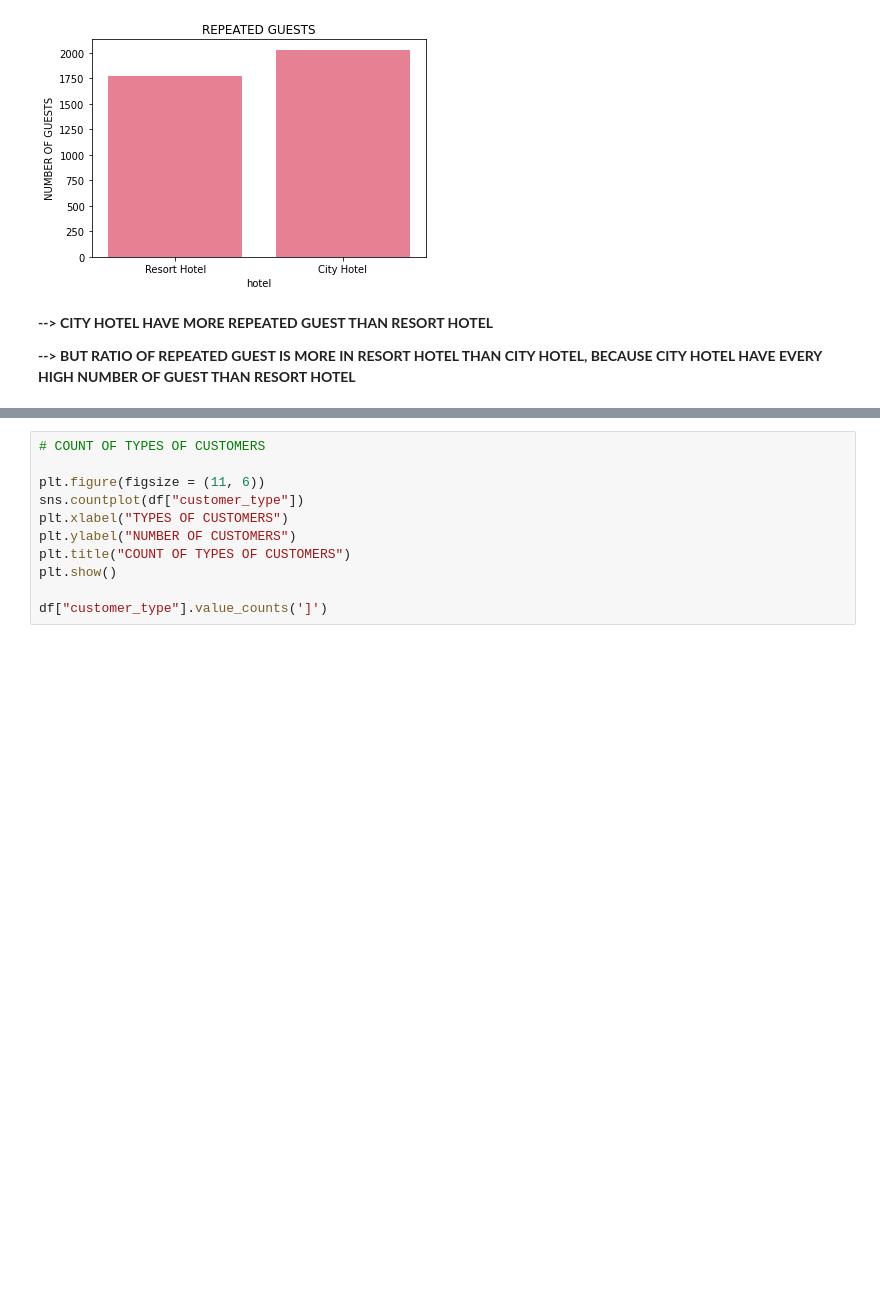
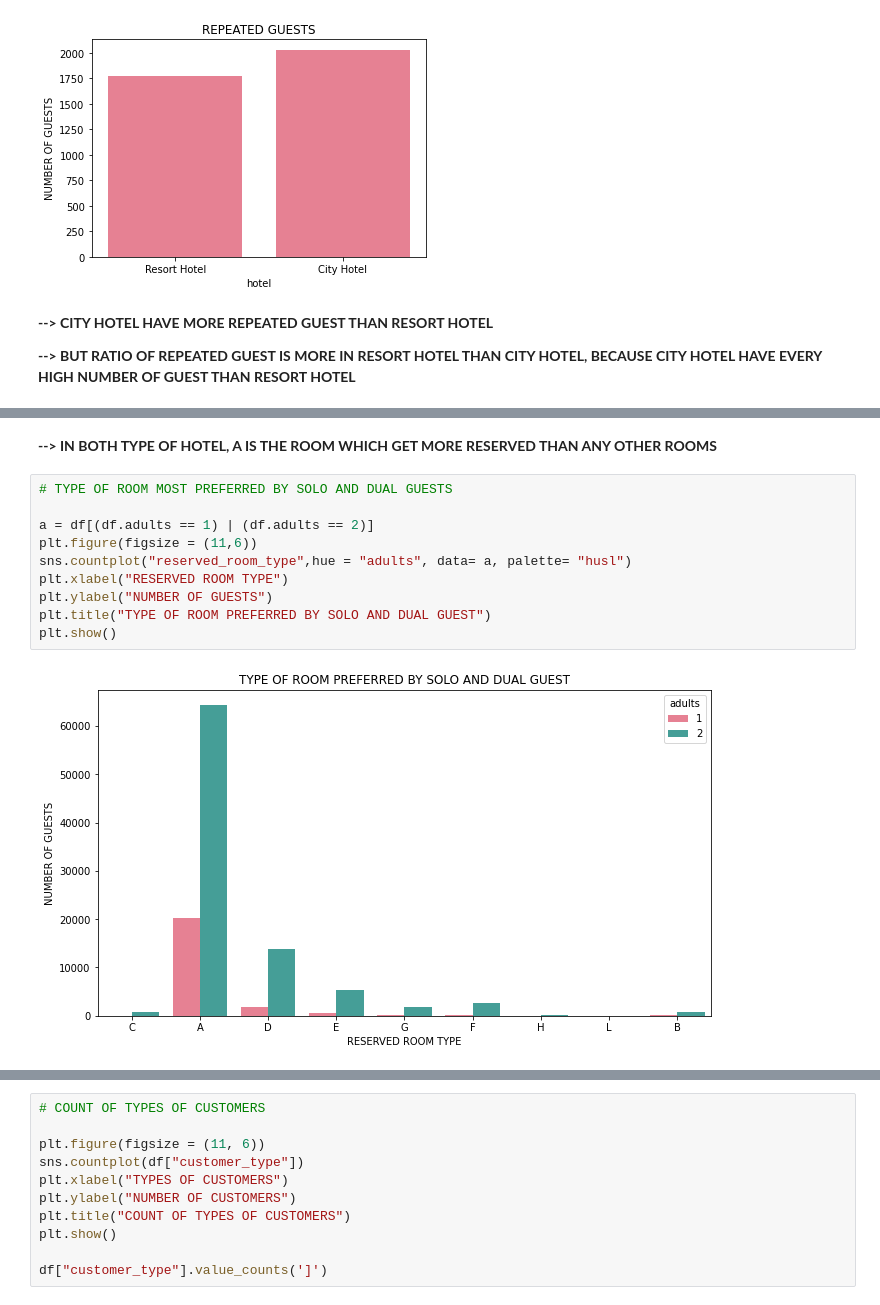
Before and after one commit to Viveksingh3105/Hotel-booking-Analysis--EDA, a Jupyter notebook: Hotel_Booking_Analysis_Capstone_Project.ipynb, the cells around one changed output, grey strips where cells are left out. Cells and saved outputs as stored; diff of their text form; blank space fills up the shorter version.

```diff
--- a/Hotel_Booking_Analysis_Capstone_Project.ipynb
+++ b/Hotel_Booking_Analysis_Capstone_Project.ipynb
@@ -661 +721,15 @@ plt.show()
+# %% [markdown]
+**--> IN BOTH TYPE OF HOTEL, A IS THE ROOM WHICH GET MORE RESERVED THAN ANY OTHER ROOMS**
+# %%
+# TYPE OF ROOM MOST PREFERRED BY SOLO AND DUAL GUESTS
+
+a = df[(df.adults == 1) | (df.adults == 2)]
+plt.figure(figsize = (11,6))
+sns.countplot("reserved_room_type",hue = "adults", data= a, palette= "husl")
+plt.xlabel("RESERVED ROOM TYPE")
+plt.ylabel("NUMBER OF GUESTS")
+plt.title("TYPE OF ROOM PREFERRED BY SOLO AND DUAL GUEST")
+plt.show()
+# %% [output]
+[figure, added]
 # %%
```
Also changed, not shown: parts of 43 cells of this notebook.
